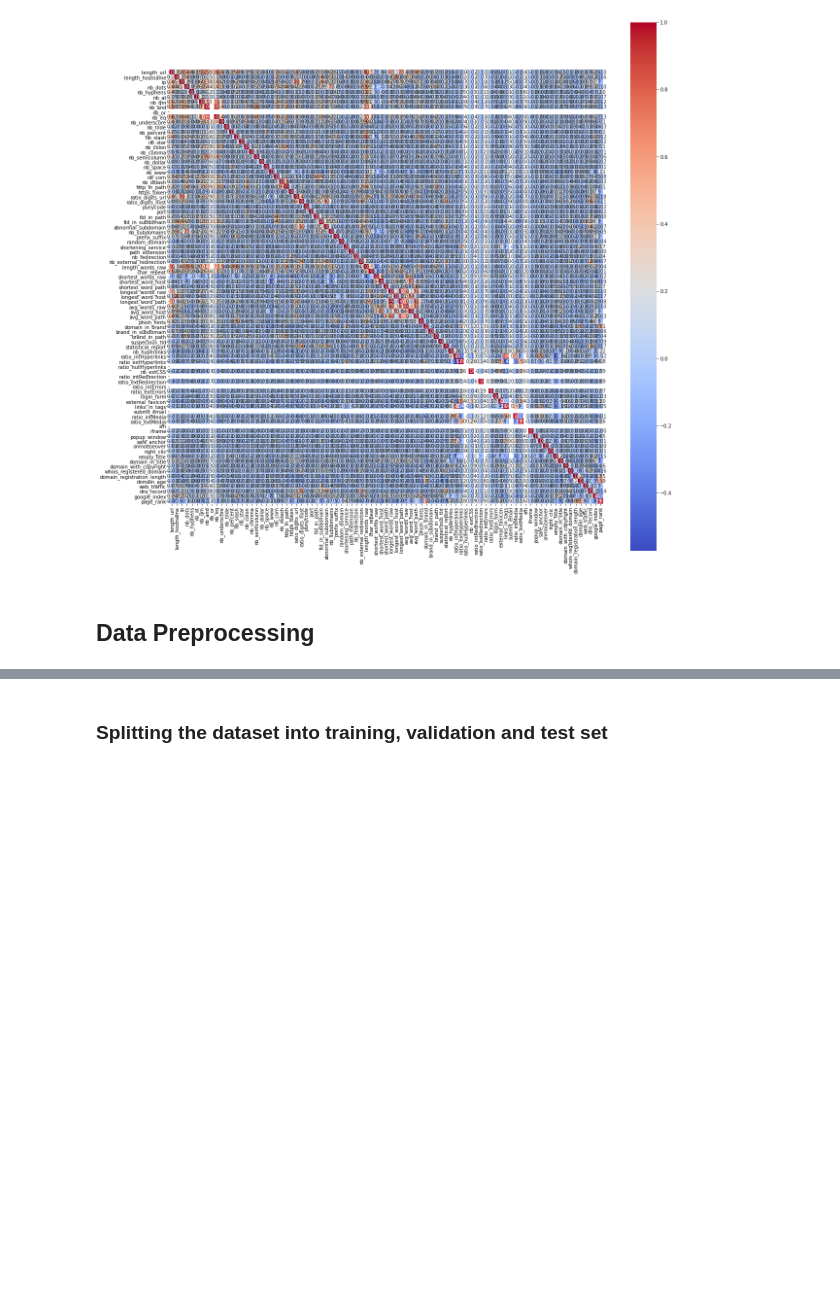
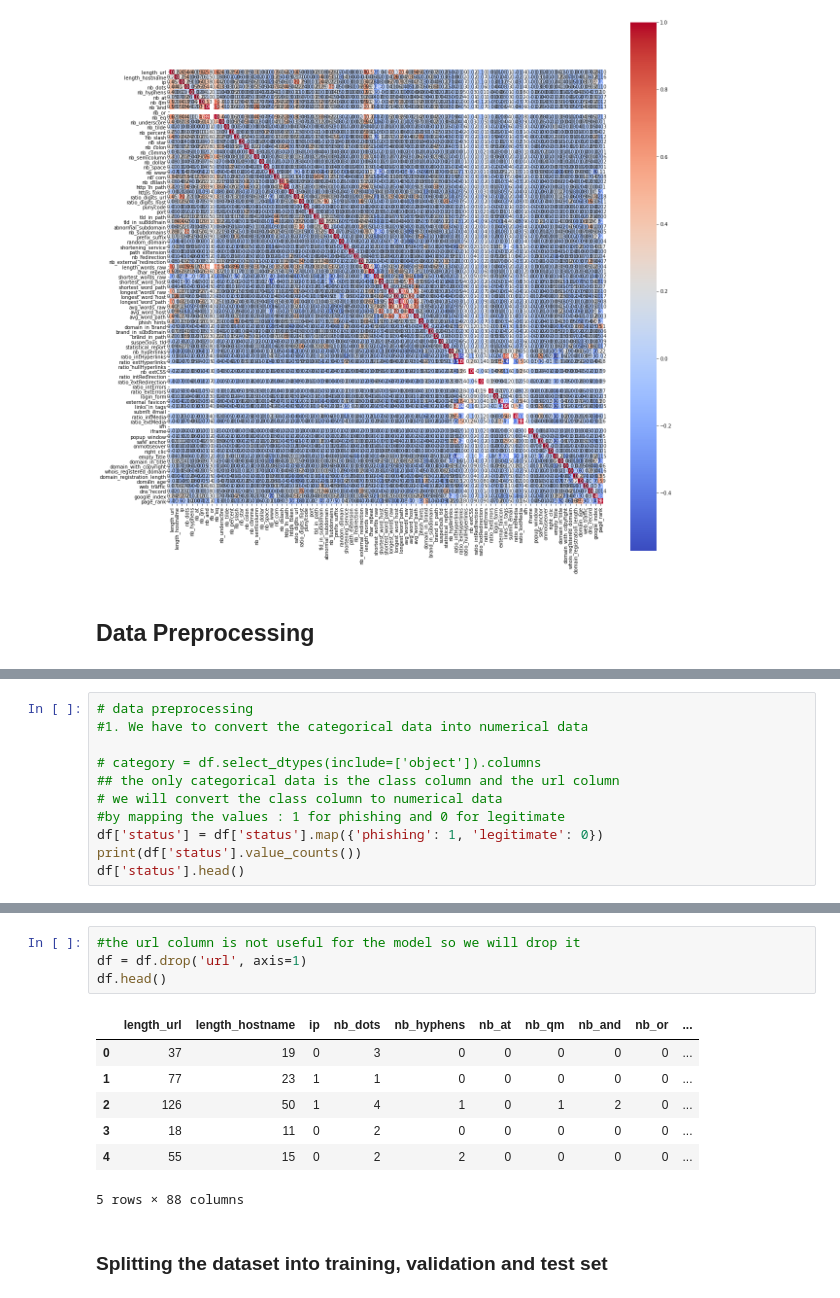
Before and after one commit to Mamdouh-Attia/Web-page-Phishing-Detection, a Jupyter notebook: workflow_notebook.ipynb, the cells around one changed output, grey strips where cells are left out. Drawn from its saved outputs; the diff is of its cells as text; blank space fills up the shorter version.

```diff
--- a/workflow_notebook.ipynb
+++ b/workflow_notebook.ipynb
@@ -99,0 +98,11 @@ plt.show()
+# %%
+# data preprocessing
+#1. We have to convert the categorical data into numerical data
+
+# category = df.select_dtypes(include=['object']).columns
+## the only categorical data is the class column and the url column
+# we will convert the class column to numerical data
+#by mapping the values : 1 for phishing and 0 for legitimate
+df['status'] = df['status'].map({'phishing': 1, 'legitimate': 0})
+print(df['status'].value_counts())
+df['status'].head()
@@ -100,2 +119,14 @@ plt.show()
+# %%
+#the url column is not useful for the model so we will drop it
+df = df.drop('url', axis=1)
+df.head()
+# %% [output]
+|  | length_url | length_hostname | ip | nb_dots | nb_hyphens | nb_at | nb_qm | nb_and | nb_or | ... |
+| 0 | 37 | 19 | 0 | 3 | 0 | 0 | 0 | 0 | 0 | ... |
+| 1 | 77 | 23 | 1 | 1 | 0 | 0 | 0 | 0 | 0 | ... |
+| 2 | 126 | 50 | 1 | 4 | 1 | 0 | 1 | 2 | 0 | ... |
+| 3 | 18 | 11 | 0 | 2 | 0 | 0 | 0 | 0 | 0 | ... |
+| 4 | 55 | 15 | 0 | 2 | 2 | 0 | 0 | 0 | 0 | ... |
+5 rows × 88 columns
 # %% [markdown]
 ### Splitting the dataset into training, validation and test set
```
Also changed, not shown: parts of 27 cells of this notebook, 1 other file.
